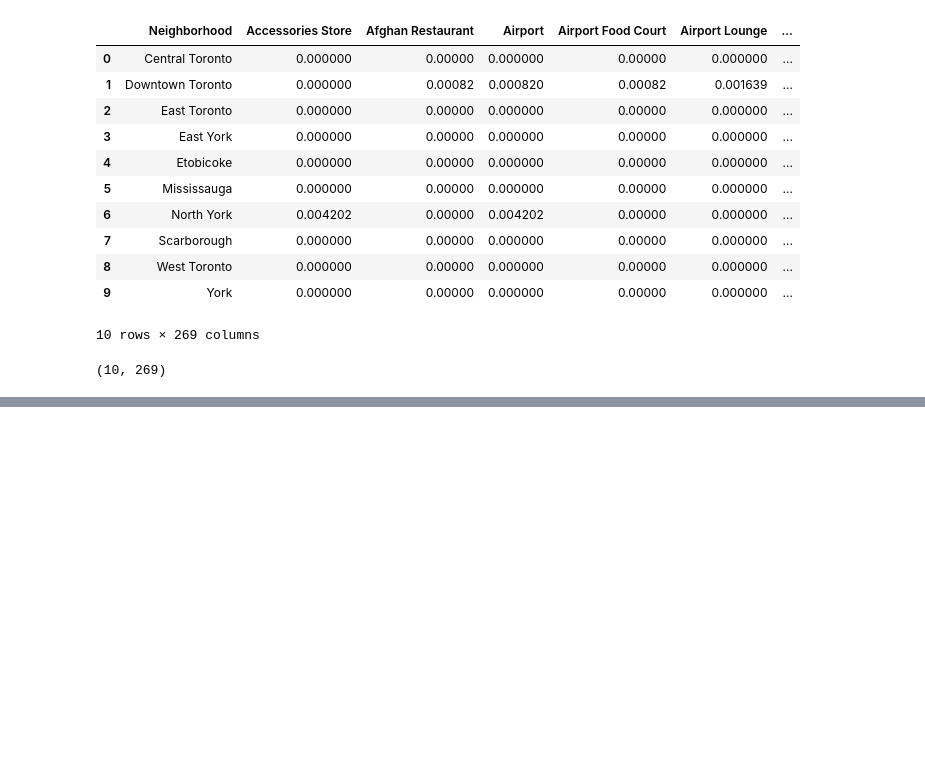
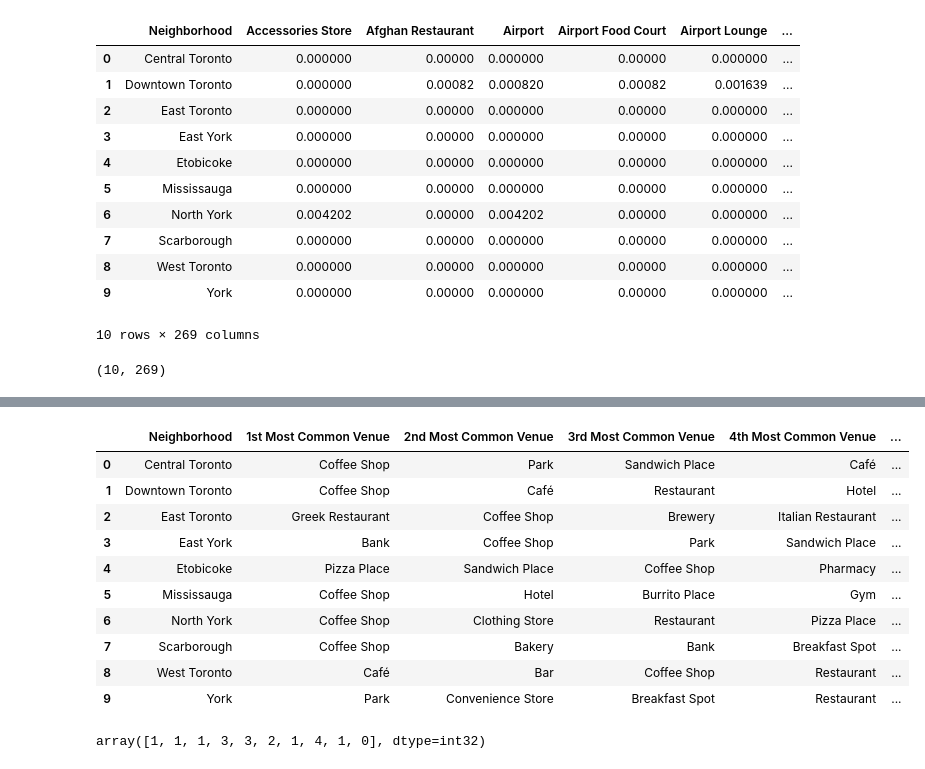
Before and after one commit to bharadwaj-asb/Coursera_Capstone, a Jupyter notebook: w3q3.ipynb, the cells around one changed output, grey strips where cells are left out. Saved outputs shown, nothing was run; the diff lists cells and outputs as text; code cells hidden in the pictures; blank space fills up the shorter version.

```diff
--- a/w3q3.ipynb
+++ b/w3q3.ipynb
@@ -332,3 +332,14 @@ grouped
 grouped.shape
 # %% [output]
 (10, 269)
+# %%
+num_top_venues = 5
+for hood in grouped['Neighborhood']:
+    print("----"+hood+"----")
+    temp = grouped[grouped['Neighborhood'] == hood].T.reset_index()
+    temp.columns = ['venue','freq']
+    temp = temp.iloc[1:]
+    temp['freq'] = temp['freq'].astype(float)
+    temp = temp.round({'freq': 2})
+    print(temp.sort_values('freq', ascending=False).reset_index(drop=True).head(num_top_venues))
+    print('\n')
@@ -334,0 +364,49 @@ grouped.shape
+# %%
+def return_most_common_venues(row, num_top_venues):
+    row_categories = row.iloc[1:]
+    row_categories_sorted = row_categories.sort_values(ascending=False)
+
+    return row_categories_sorted.index.values[0:num_top_venues]
+# %%
+num_top_venues = 10
+indicators = ['st', 'nd', 'rd']
+# create columns according to number of top venues
+columns = ['Neighborhood']
+for ind in np.arange(num_top_venues):
+    try:
+        columns.append('{}{} Most Common Venue'.format(ind+1, indicators[ind]))
+    except:
+        columns.append('{}th Most Common Venue'.format(ind+1))
+
+# create a new dataframe
+neighborhoods_venues_sorted = pd.DataFrame(columns=columns)
+neighborhoods_venues_sorted['Neighborhood'] = grouped['Neighborhood']
+for ind in np.arange(grouped.shape[0]):
+    neighborhoods_venues_sorted.iloc[ind, 1:] = return_most_common_venues(grouped.iloc[ind, :], num_top_venues)
+
+neighborhoods_venues_sorted
+# %% [output]
+|  | Neighborhood | 1st Most Common Venue | 2nd Most Common Venue | 3rd Most Common Venue | 4th Most Common Venue | ... |
+| 0 | Central Toronto | Coffee Shop | Park | Sandwich Place | Café | ... |
+| 1 | Downtown Toronto | Coffee Shop | Café | Restaurant | Hotel | ... |
+| 2 | East Toronto | Greek Restaurant | Coffee Shop | Brewery | Italian Restaurant | ... |
+| 3 | East York | Bank | Coffee Shop | Park | Sandwich Place | ... |
+| 4 | Etobicoke | Pizza Place | Sandwich Place | Coffee Shop | Pharmacy | ... |
+| 5 | Mississauga | Coffee Shop | Hotel | Burrito Place | Gym | ... |
+| 6 | North York | Coffee Shop | Clothing Store | Restaurant | Pizza Place | ... |
+| 7 | Scarborough | Coffee Shop | Bakery | Bank | Breakfast Spot | ... |
+| 8 | West Toronto | Café | Bar | Coffee Shop | Restaurant | ... |
+| 9 | York | Park | Convenience Store | Breakfast Spot | Restaurant | ... |
+# %%
+# set number of clusters
+kclusters = 5
+
+grouped_clustering = grouped.drop('Neighborhood', 1)
+
+# run k-means clustering
+kmeans = KMeans(n_clusters=kclusters, random_state=0).fit(grouped_clustering)
+
+# check cluster labels generated for each row in the dataframe
+kmeans.labels_[0:10]
+# %% [output]
+array([1, 1, 1, 3, 3, 2, 1, 4, 1, 0], dtype=int32)
```
Also changed, not shown: parts of 2 cells of this notebook.
